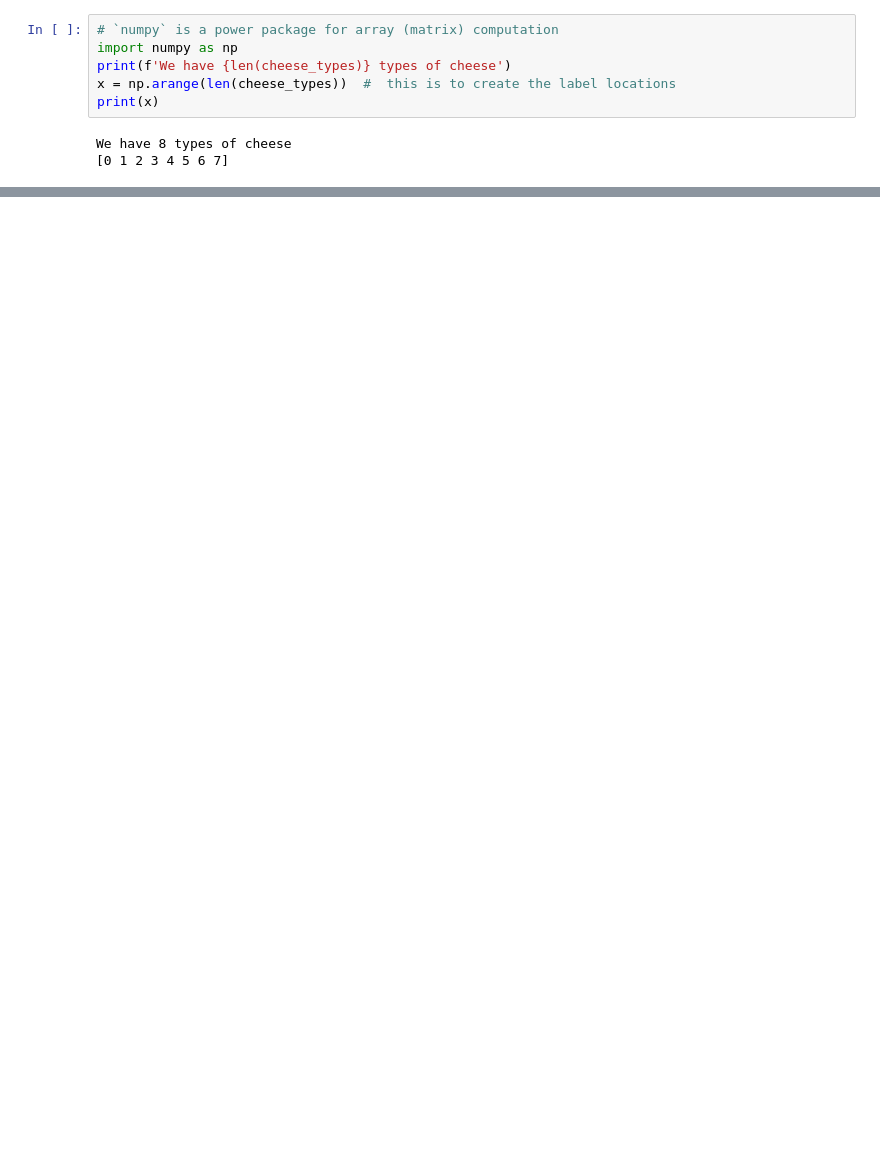
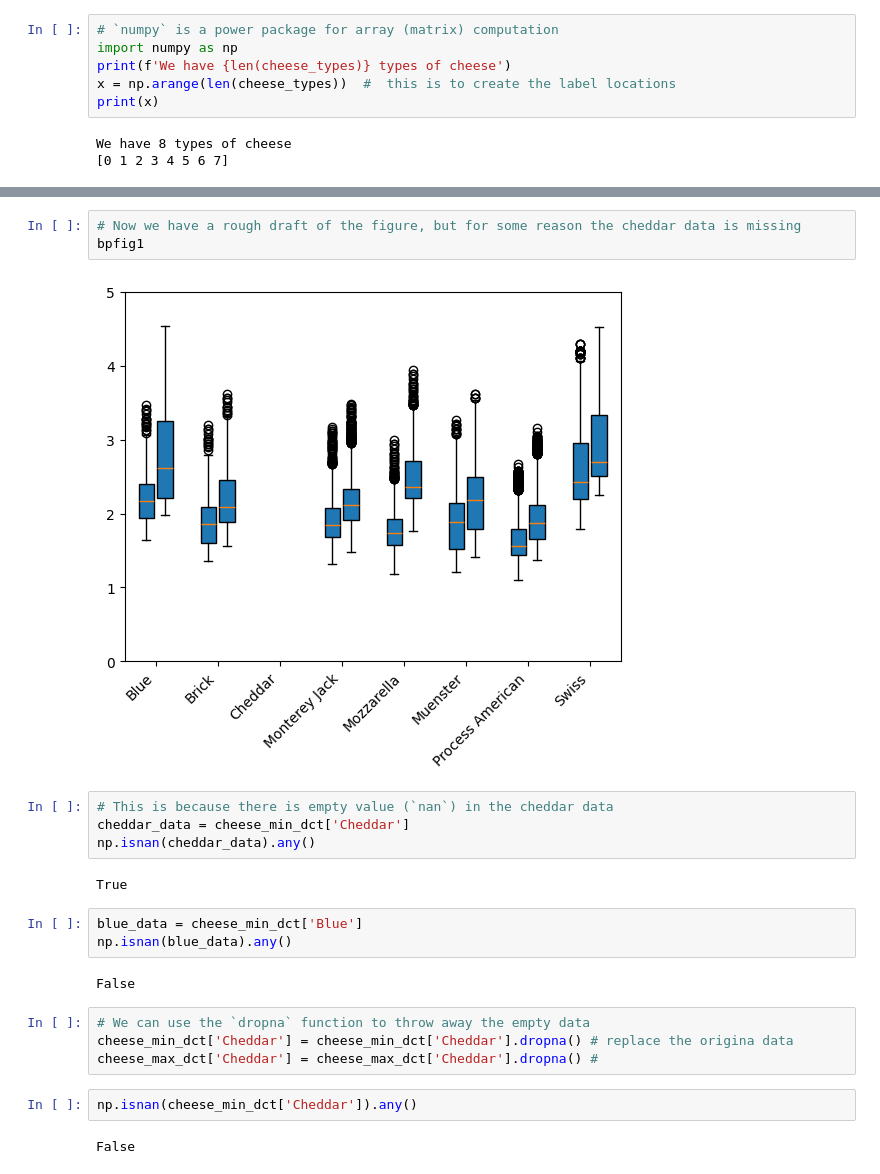
Before and after one commit to yalinli2/EnvEtools, a Jupyter notebook: course_modules/2_USDA_MyMarketNews_Python.ipynb, the cells around one changed output, grey strips where cells are left out. Saved outputs shown, nothing was run; the diff lists cells and outputs as text; blank space fills up the shorter version.

```diff
--- a/course_modules/2_USDA_MyMarketNews_Python.ipynb
+++ b/course_modules/2_USDA_MyMarketNews_Python.ipynb
@@ -543,0 +668,24 @@ fig
+# %%
+# Now we have a rough draft of the figure, but for some reason the cheddar data is missing
+bpfig1
+# %% [output]
+[figure, added]
+# %%
+# This is because there is empty value (`nan`) in the cheddar data
+cheddar_data = cheese_min_dct['Cheddar']
+np.isnan(cheddar_data).any()
+# %% [output]
+True
+# %%
+blue_data = cheese_min_dct['Blue']
+np.isnan(blue_data).any()
+# %% [output]
+False
+# %%
+# We can use the `dropna` function to throw away the empty data
+cheese_min_dct['Cheddar'] = cheese_min_dct['Cheddar'].dropna() # replace the origina data
+cheese_max_dct['Cheddar'] = cheese_max_dct['Cheddar'].dropna() #
+# %%
+np.isnan(cheese_min_dct['Cheddar']).any()
+# %% [output]
+False
```
Also changed, not shown: parts of 21 cells of this notebook.
